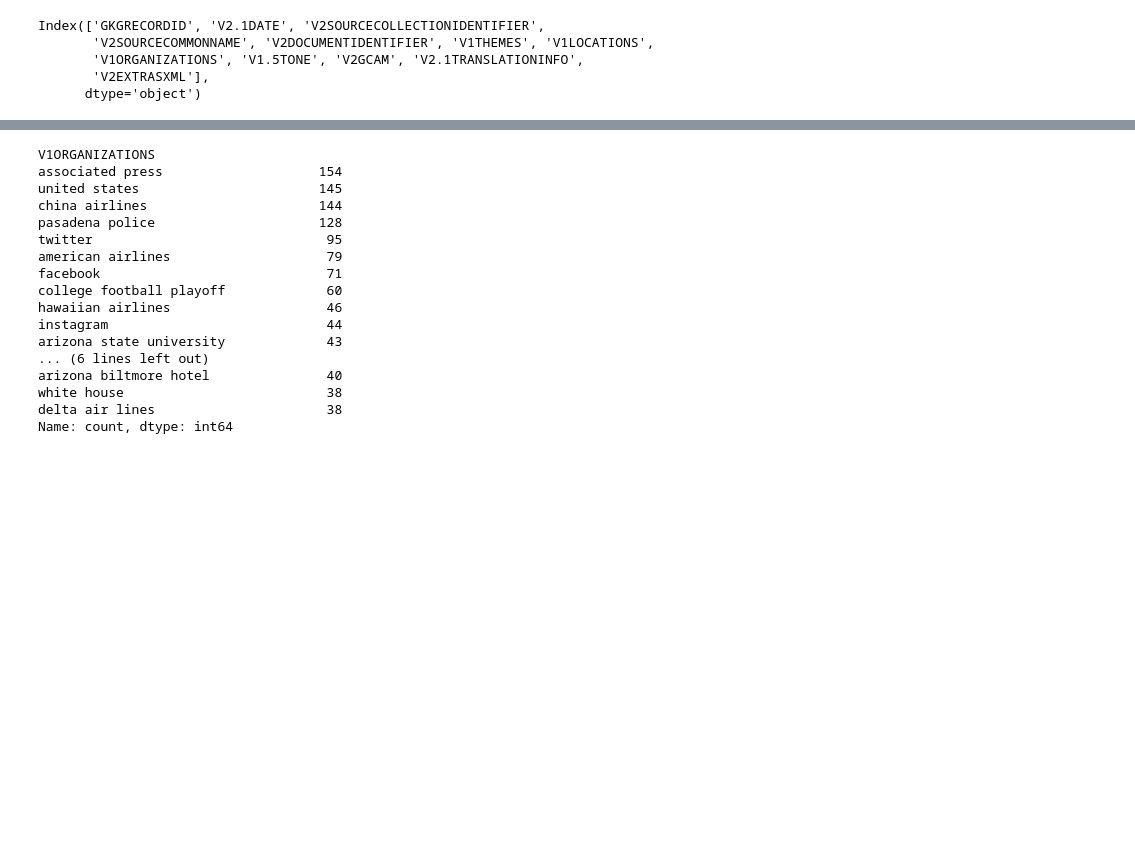
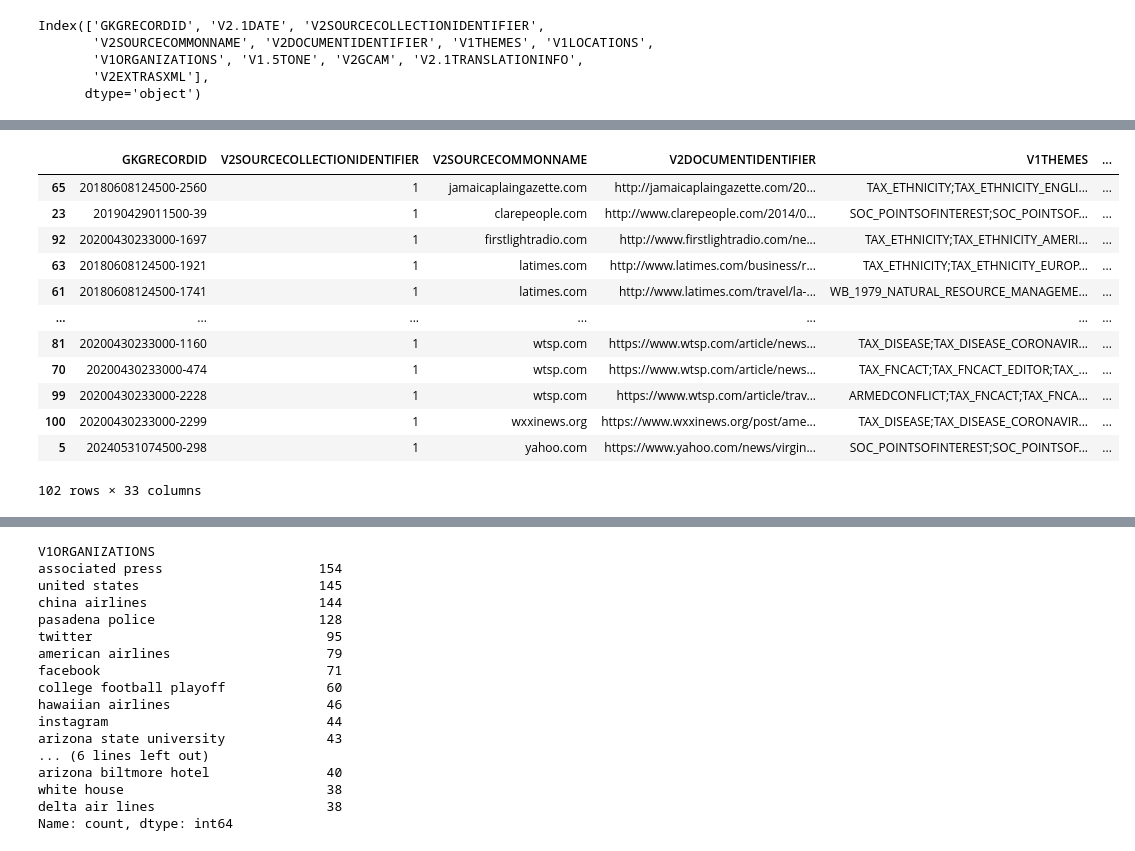
Before and after one commit to svanomm/sentiment-volume-forecasting, a Jupyter notebook: Scripts/03 Download and Process GDELT Data.ipynb, the cells around one changed output, grey strips where cells are left out. Saved outputs shown, nothing was run; the diff lists cells and outputs as text; code cells hidden in the pictures; blank space fills up the shorter version.

```diff
--- a/Scripts/03 Download and Process GDELT Data.ipynb
+++ b/Scripts/03 Download and Process GDELT Data.ipynb
@@ -306,0 +278,41 @@ df2
+# %%
+# More extensive cleaning
+df2=df.copy()
+
+# dates
+df2['datetime'] = pd.to_datetime(df2['V2.1DATE'], format='%Y%m%d%H%M%S', errors='coerce')
+df2['date'] = df2['datetime'].dt.date
+
+# company Dummies
+to_check= ["airplane","airline","airport","Alaska Airlines","American Airlines","Delta Air Lines","Frontier Airlines","Hawaiian Airlines","JetBlue","Southwest Airlines","Spirit Airlines","Sun Country Airlines","United Airlines","Allegiant Air"]
+for word in to_check:
+    df2[word] = df2['V1ORGANIZATIONS'].str.contains(word, case=False, na=False).astype(int)
+
+# Extract the article title from the V2EXTRASXML column, which is between <PAGE_TITLE> and </PAGE_TITLE>
+df2['article_title'] = df2['V2EXTRASXML'].str.extract(r'<PAGE_TITLE>(.*?)</PAGE_TITLE>', expand=False)
+
+# Split V1.5TONE into multiple columns using , as the delimiter
+df2[['Tone','Positive Score','Negative Score',
+     'Polarity','Activity Reference Density',
+     'Self/Group Reference Density','Word Count']] = df2['V1.5TONE'].str.split(',', expand=True)
+
+# Keep the first time that a V2DOCUMENTIDENTIFIER value appears
+df2 = df2.sort_values(by=['V2DOCUMENTIDENTIFIER', 'datetime']).drop_duplicates(subset='V2DOCUMENTIDENTIFIER', keep='first')
+
+df2.drop(columns=['V2.1DATE','V1LOCATIONS','V2EXTRASXML'], inplace=True)
+
+df2
+# %% [output]
+|  | GKGRECORDID | V2SOURCECOLLECTIONIDENTIFIER | V2SOURCECOMMONNAME | V2DOCUMENTIDENTIFIER | V1THEMES | ... |
+| 65 | 20180608124500-2560 | 1 | jamaicaplaingazette.com | http://jamaicaplaingazette.com/20... | TAX_ETHNICITY;TAX_ETHNICITY_ENGLI... | ... |
+| 23 | 20190429011500-39 | 1 | clarepeople.com | http://www.clarepeople.com/2014/0... | SOC_POINTSOFINTEREST;SOC_POINTSOF... | ... |
+| 92 | 20200430233000-1697 | 1 | firstlightradio.com | http://www.firstlightradio.com/ne... | TAX_ETHNICITY;TAX_ETHNICITY_AMERI... | ... |
+| 63 | 20180608124500-1921 | 1 | latimes.com | http://www.latimes.com/business/r... | TAX_ETHNICITY;TAX_ETHNICITY_EUROP... | ... |
+| 61 | 20180608124500-1741 | 1 | latimes.com | http://www.latimes.com/travel/la-... | WB_1979_NATURAL_RESOURCE_MANAGEME... | ... |
+| ... | ... | ... | ... | ... | ... | ... |
+| 81 | 20200430233000-1160 | 1 | wtsp.com | https://www.wtsp.com/article/news... | TAX_DISEASE;TAX_DISEASE_CORONAVIR... | ... |
+| 70 | 20200430233000-474 | 1 | wtsp.com | https://www.wtsp.com/article/news... | TAX_FNCACT;TAX_FNCACT_EDITOR;TAX_... | ... |
+| 99 | 20200430233000-2228 | 1 | wtsp.com | https://www.wtsp.com/article/trav... | ARMEDCONFLICT;TAX_FNCACT;TAX_FNCA... | ... |
+| 100 | 20200430233000-2299 | 1 | wxxinews.org | https://www.wxxinews.org/post/ame... | TAX_DISEASE;TAX_DISEASE_CORONAVIR... | ... |
+| 5 | 20240531074500-298 | 1 | yahoo.com | https://www.yahoo.com/news/virgin... | SOC_POINTSOFINTEREST;SOC_POINTSOF... | ... |
+102 rows × 33 columns
```
Also changed, not shown: parts of 10 cells of this notebook, 4 other files.
